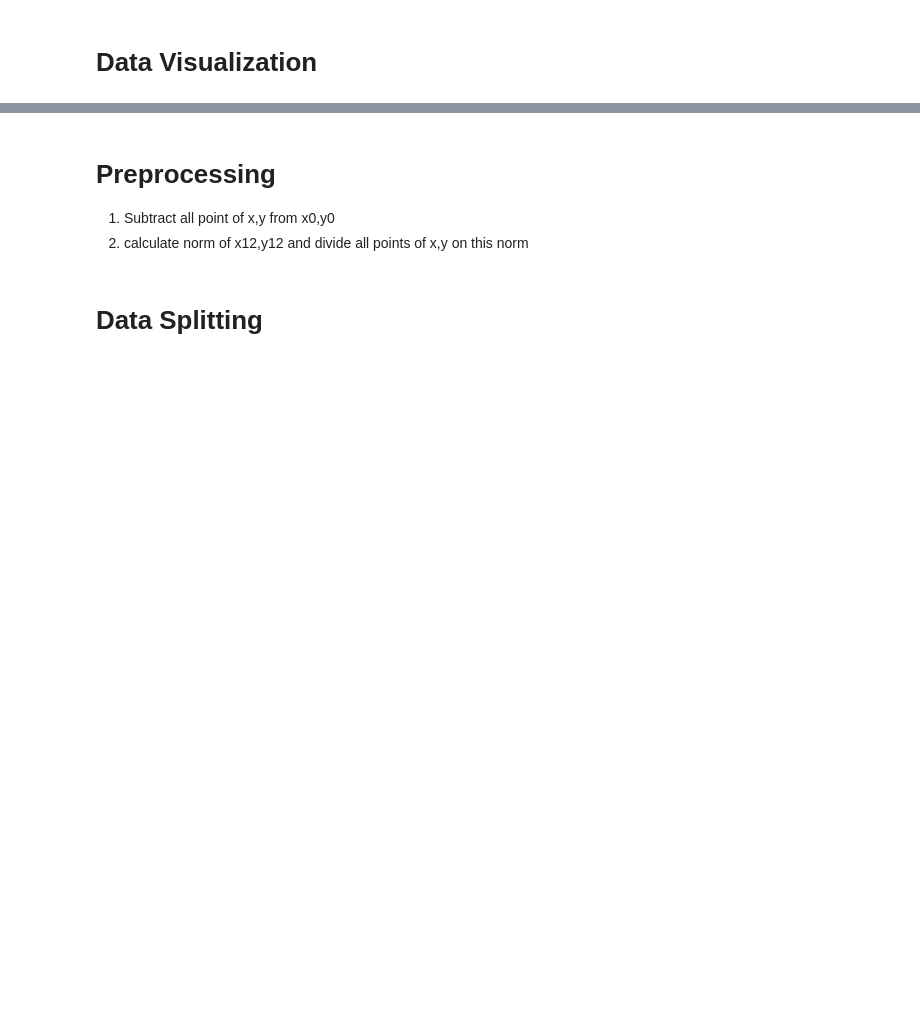
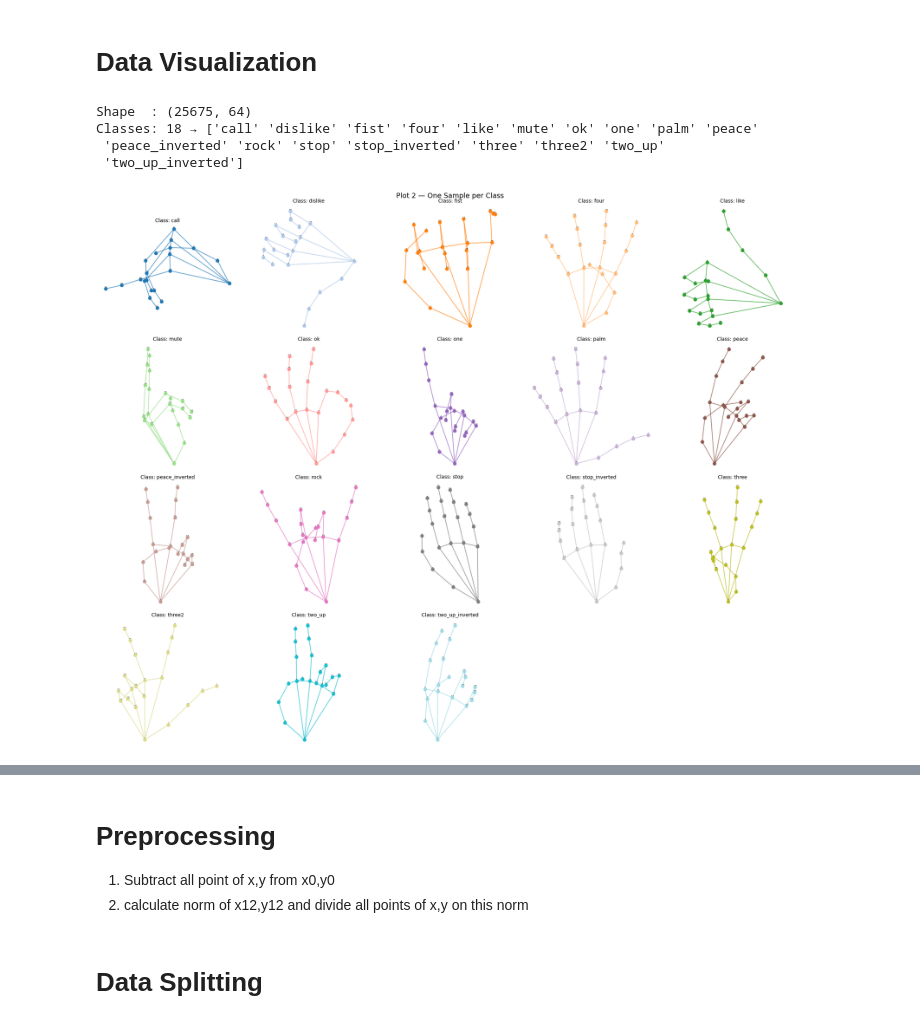
Before and after one commit to mohammedrefai20/Hand-Gesture-Classification, a Jupyter notebook: ML_Project.ipynb, the cells around one changed output, grey strips where cells are left out. Drawn from its saved outputs; the diff is of its cells as text; code cells hidden in the pictures; blank space fills up the shorter version.

```diff
--- a/ML_Project.ipynb
+++ b/ML_Project.ipynb
@@ -30,2 +34,82 @@ y=df['label']
 # %% [markdown]
 # Data Visualization
+# %%
+import pandas as pd
+import numpy as np
+import matplotlib.pyplot as plt
+import seaborn as sns
+from scipy import stats
+from sklearn.decomposition import PCA
+from sklearn.manifold import TSNE
+from mpl_toolkits.mplot3d import Axes3D
+
+# ── Load data ─────────────────────────────────────────────────────
+df      = pd.read_csv("hand_landmarks_data.csv")   # ← change path
+X       = df.drop(columns=['label']).values   # (25675, 63)
+y       = df['label'].values
+classes = np.unique(y)
+colors  = plt.cm.tab20(np.linspace(0, 1, len(classes)))
+color_map = {cls: colors[i] for i, cls in enumerate(classes)}
+
+print(f"Shape  : {df.shape}")
+print(f"Classes: {len(classes)} → {classes}")
+
+# ── MediaPipe hand connections (for drawing skeleton) ─────────────
+HAND_CONNECTIONS = [
+    (0,1),(1,2),(2,3),(3,4),          # thumb
+    (0,5),(5,6),(6,7),(7,8),          # index
+    (0,9),(9,10),(10,11),(11,12),     # middle
+    (0,13),(13,14),(14,15),(15,16),   # ring
+    (0,17),(17,18),(18,19),(19,20),   # pinky
+    (5,9),(9,13),(13,17)              # palm
+]
+
+def extract_xy(row):
+    """Extract x,y coordinates from a flat 63-feature row (x,y,z per landmark)."""
+    x_coords = [row[i*3]   for i in range(21)]
+    y_coords = [row[i*3+1] for i in range(21)]
+    return np.array(x_coords), np.array(y_coords)
+
+def draw_hand(ax, x_coords, y_coords, color='steelblue', title=''):
+    """Draw hand skeleton by connecting landmarks."""
+    for start, end in HAND_CONNECTIONS:
+        ax.plot([x_coords[start], x_coords[end]],
+                [y_coords[start], y_coords[end]],
+                color=color, linewidth=1.5, alpha=0.7)
+    ax.scatter(x_coords, y_coords, c=color, s=40, zorder=5)
+    # Label each landmark
+    for i, (xi, yi) in enumerate(zip(x_coords, y_coords)):
+        ax.annotate(str(i), (xi, yi), fontsize=5, ha='center', va='bottom')
+    ax.set_title(title, fontsize=10)
+    ax.invert_yaxis()   # match image coordinate system
+    ax.set_aspect('equal')
+    ax.axis('off')
+# %% [output]
+Shape  : (25675, 64)
+Classes: 18 → ['call' 'dislike' 'fist' 'four' 'like' 'mute' 'ok' 'one' 'palm' 'peace'
+ 'peace_inverted' 'rock' 'stop' 'stop_inverted' 'three' 'three2' 'two_up'
+ 'two_up_inverted']
+# %%
+# PLOT 1 — One sample per class with skeleton
+
+n_cols = 5
+n_rows = int(np.ceil(len(classes) / n_cols))
+fig, axes = plt.subplots(n_rows, n_cols, figsize=(n_cols * 4, n_rows * 4))
+axes = axes.flatten()
+
+for i, cls in enumerate(classes):
+    mask     = y == cls
+    idx      = np.where(mask)[0][0]   # first sample of this class
+    xc, yc   = extract_xy(X[idx])
+    draw_hand(axes[i], xc, yc, color=color_map[cls],
+              title=f"Class: {cls}")
+
+for j in range(i + 1, len(axes)):
+    axes[j].set_visible(False)
+
+plt.suptitle("Plot 2 — One Sample per Class", fontsize=14)
+plt.tight_layout()
+plt.savefig("plot2_sample_per_class.png", dpi=150)
+plt.show()
+# %% [output]
+[figure, added]
```
Also changed, not shown: parts of 32 cells of this notebook.
